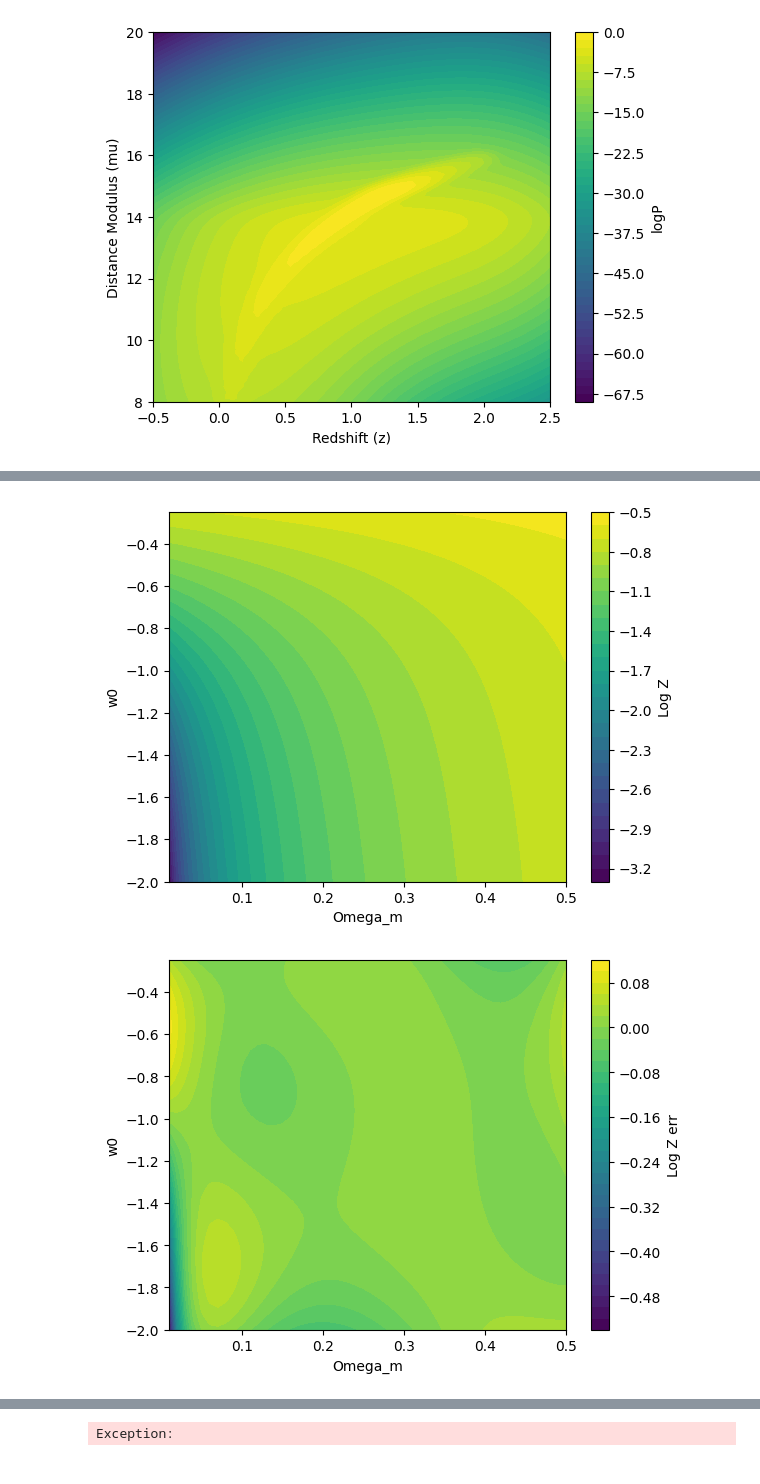
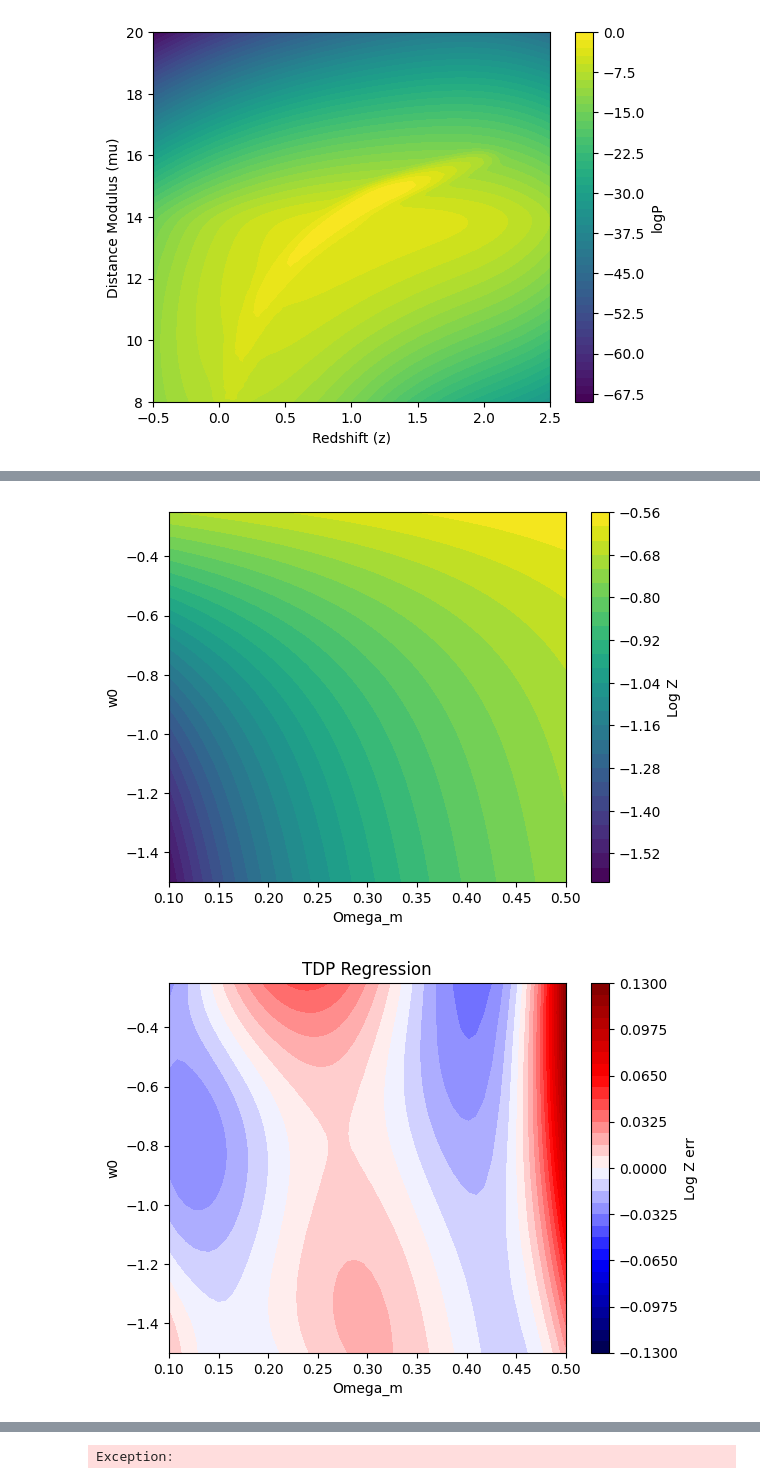
Before and after one commit to ConnorStoneAstro/cosmographi, a Jupyter notebook: docs/zmucosmology v2.ipynb, the cells around one changed output, grey strips where cells are left out. Drawn from its saved outputs; the diff is of its cells as text; code cells hidden in the pictures.

```diff
--- a/docs/zmucosmology v2.ipynb
+++ b/docs/zmucosmology v2.ipynb
@@ -350,7 +374,7 @@ print(jnp.std(LZ_poly_fit - LZ_poly))
 # %%
 N = 50
-Om = jnp.linspace(0.01, 0.5, N)
-Ow = jnp.linspace(-2, -0.25, N)
+Om = jnp.linspace(0.1, 0.5, N)
+Ow = jnp.linspace(-1.5, -0.25, N)
 x = jnp.stack(jnp.meshgrid(Om, Ow, indexing="xy"), axis=-1)
 LZ = (
     cg.utils.vmap_chunked1d(
@@ -364,17 +388,46 @@ LZ = (
 # %%
 plt.contourf(Om, Ow, LZ, levels=32, cmap="viridis")
 # plt.axvline(cosmo_mean[0], color="r", linestyle="--", label="True Omega_m")
 # plt.axhline(cosmo_mean[1], color="r", linestyle="--", label="True w0")
 plt.colorbar(label="Log Z")
 plt.xlabel("Omega_m")
 plt.ylabel("w0")
 plt.show()
-LZ_poly = cg.utils.tdp_evaluate(x.reshape(-1, 2), res[0], res[1]).reshape(N, N)
-plt.contourf(Om, Ow, LZ - LZ_poly, levels=32, cmap="viridis")
+LZ_poly_fit = cg.utils.tdp_evaluate(x.reshape(-1, 2), res[0], res[1]).reshape(N, N)
+levels = np.linspace(-0.13, 0.13, 33)
+plt.contourf(Om, Ow, LZ - LZ_poly_fit, levels=levels, cmap="seismic")
 plt.colorbar(label="Log Z err")
+plt.title("TDP Regression")
 plt.xlabel("Omega_m")
 plt.ylabel("w0")
 plt.show()
+LZ_WLS = jax.vmap(lambda a: cg.utils.WLS(a, x_poly, LZ_poly, jnp.array([0.05, 0.1])))(
+    x.reshape(-1, 2)
+).reshape(N, N)
+plt.contourf(Om, Ow, LZ - LZ_WLS, levels=levels, cmap="seismic")
+plt.colorbar(label="Log Z err")
+plt.title("Weighted Least Squares (order 1)")
+plt.xlabel("Omega_m")
+plt.ylabel("w0")
+plt.show()
+LZ_WLS = jax.vmap(lambda a: cg.utils.WLS(a, x_poly, LZ_poly, jnp.array([0.1, 0.2]), 2))(
+    x.reshape(-1, 2)
+).reshape(N, N)
+plt.contourf(Om, Ow, LZ - LZ_WLS, levels=levels, cmap="seismic")
+plt.colorbar(label="Log Z err")
+plt.title("Weighted Least Squares (order 2)")
+plt.xlabel("Omega_m")
+plt.ylabel("w0")
+plt.show()
+LZ_RBF = jax.vmap(lambda a: cg.utils.RBF(a, x_poly, LZ_poly, jnp.array([0.05, 0.1])))(
+    x.reshape(-1, 2)
+).reshape(N, N)
+plt.contourf(Om, Ow, LZ - LZ_RBF, levels=levels, cmap="seismic")
+plt.colorbar(label="Log Z err")
+plt.title("Radial Basis Function")
+plt.xlabel("Omega_m")
+plt.ylabel("w0")
+plt.show()
 # %% [output]
-[figure, old version]
+[figure, new version]
-[figure, old version]
+[figure, new version]
```
Also changed, not shown: parts of 4 cells of this notebook, 2 other files.
